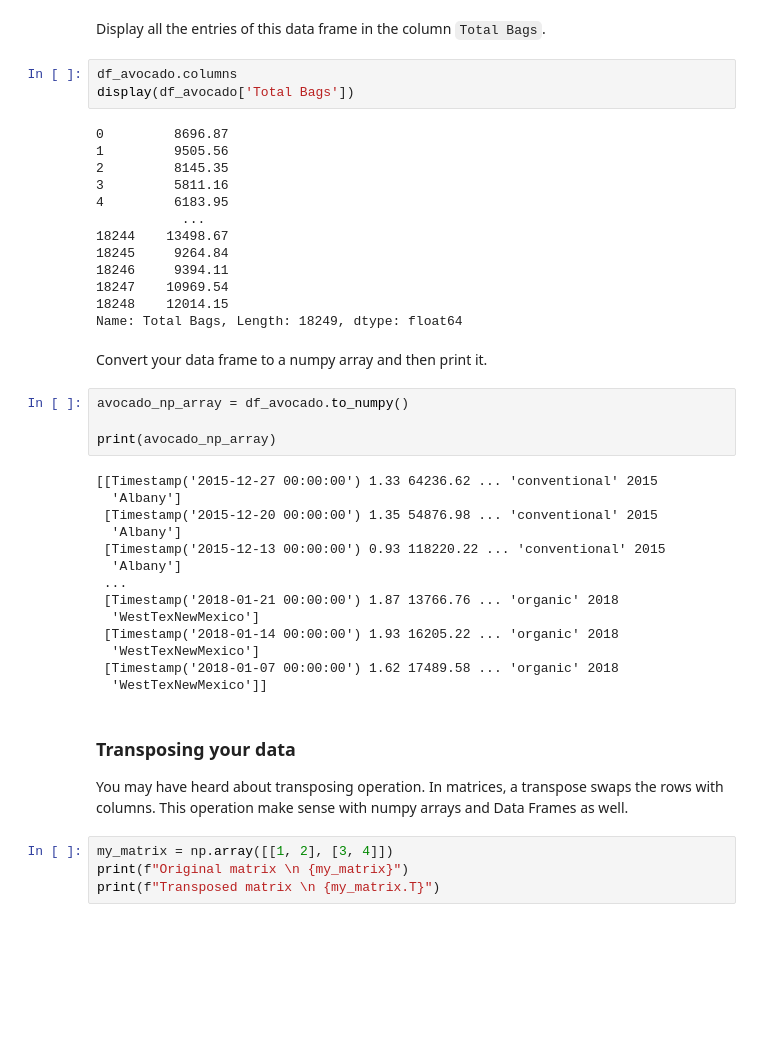
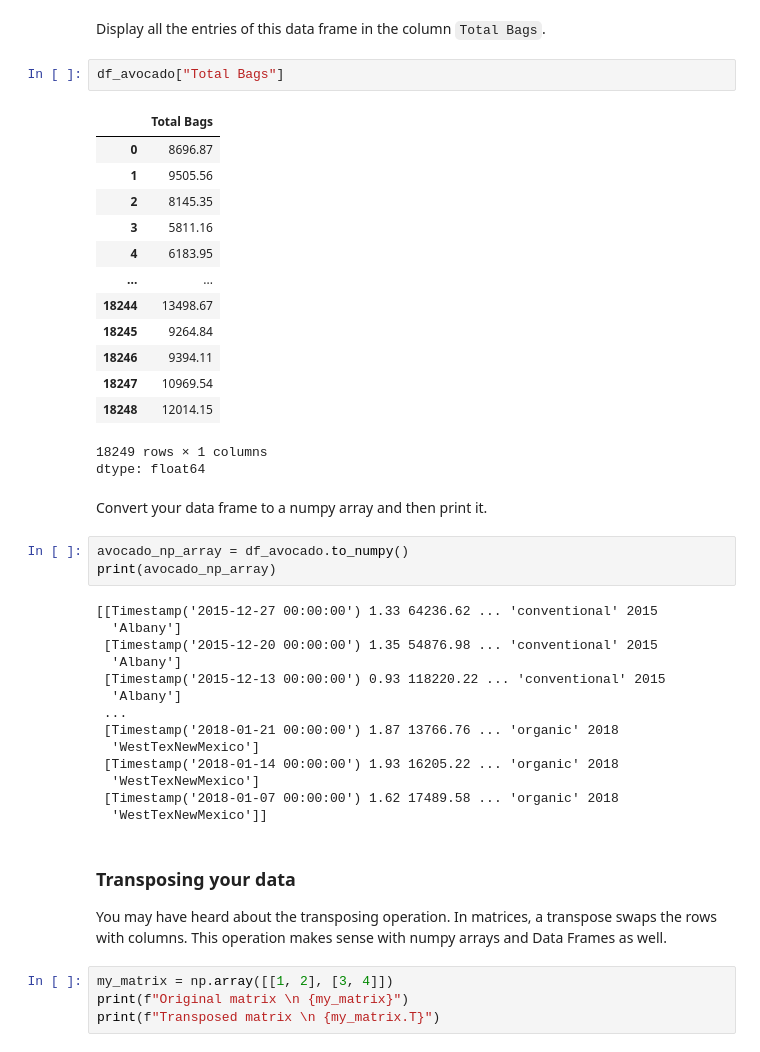
Before and after one commit to icg-gravwaves/M24568_M20741_CompSMAP, a Jupyter notebook: lecture_8/Part02_week8_viewing_data_solved.ipynb, the cells around one changed output. Cells and saved outputs as stored; diff of their text form; blank space fills up the shorter version.

```diff
--- a/lecture_8/Part02_week8_viewing_data_solved.ipynb
+++ b/lecture_8/Part02_week8_viewing_data_solved.ipynb
@@ -170,26 +172,26 @@ display(df_avocado.describe())
 # %% [markdown]
 Display all the entries of this data frame in the column ``Total Bags``.
 # %%
-df_avocado.columns
-display(df_avocado['Total Bags'])
+df_avocado["Total Bags"]
 # %% [output]
+|  | Total Bags |
+| 0 | 8696.87 |
+| 1 | 9505.56 |
+| 2 | 8145.35 |
+| 3 | 5811.16 |
+| 4 | 6183.95 |
+| ... | ... |
+| 18244 | 13498.67 |
+| 18245 | 9264.84 |
+| 18246 | 9394.11 |
+| 18247 | 10969.54 |
+| 18248 | 12014.15 |
-0         8696.87
-1         9505.56
-2         8145.35
-3         5811.16
-4         6183.95
-           ...
-18244    13498.67
-18245     9264.84
-18246     9394.11
-18247    10969.54
-18248    12014.15
-Name: Total Bags, Length: 18249, dtype: float64
+18249 rows × 1 columns
+dtype: float64
 # %% [markdown]
 Convert your data frame to a numpy array and then print it.
 # %%
 avocado_np_array = df_avocado.to_numpy()
-
 print(avocado_np_array)
 # %% [output]
 [[Timestamp('2015-12-27 00:00:00') 1.33 64236.62 ... 'conventional' 2015
@@ -208,7 +210,7 @@ print(avocado_np_array)
 # %% [markdown]
 ### Transposing your data
 
-You may have heard about transposing operation. In matrices, a transpose swaps the rows with columns. This operation make sense with numpy arrays and Data Frames as well.
+You may have heard about the transposing operation. In matrices, a transpose swaps the rows with columns. This operation makes sense with numpy arrays and Data Frames as well.
 # %%
 my_matrix = np.array([[1, 2], [3, 4]])
 print(f"Original matrix \n {my_matrix}")
```
Also changed, not shown: parts of 10 cells of this notebook.
